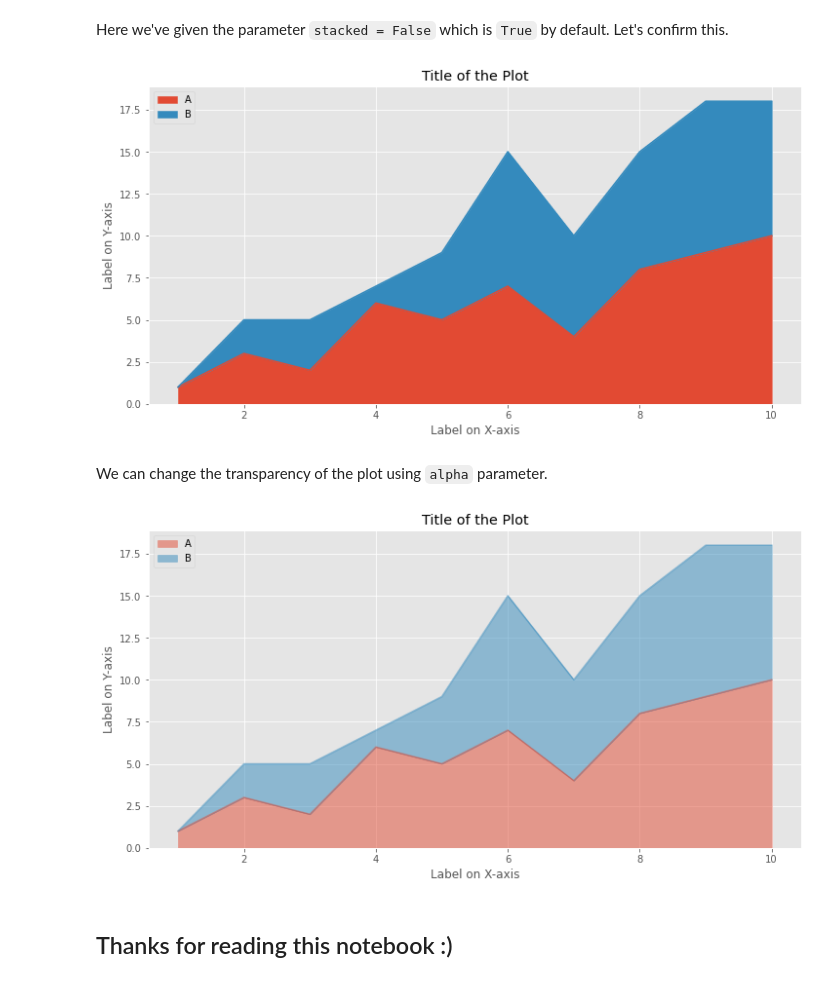
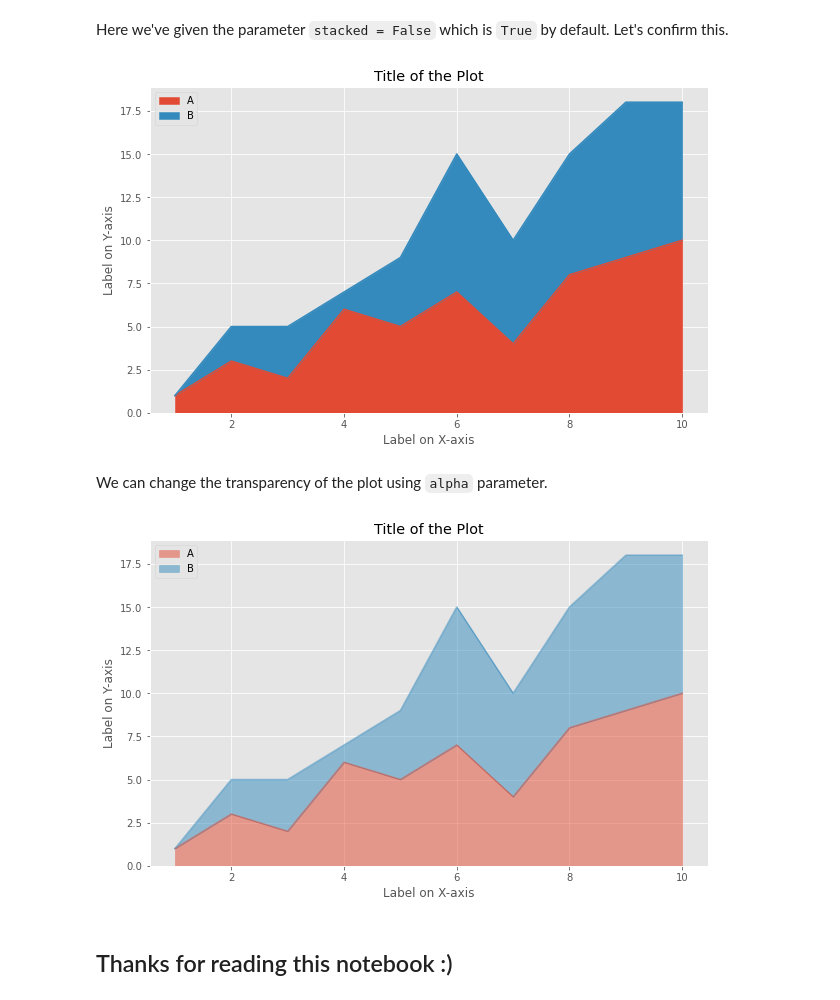
Before and after one commit to Tarun-Kamboj/Data_Visualization_with_Python, a Jupyter notebook: Area Plot/Notebook.ipynb, the cells around one changed output. Saved outputs shown, nothing was run; the diff lists cells and outputs as text; code cells hidden in the pictures.

```diff
--- a/Area Plot/Notebook.ipynb
+++ b/Area Plot/Notebook.ipynb
@@ -63,22 +61,22 @@ plt.show()
 Here we've given the parameter `stacked = False` which is `True` by default.
 Let's confirm this.
 # %%
-df.plot(kind='area', figsize=(12, 6))
+df.plot(kind='area', figsize=(10, 6))
 plt.title('Title of the Plot')
 plt.ylabel('Label on Y-axis')
 plt.xlabel('Label on X-axis')
 plt.show()
 # %% [output]
-[figure, old version]
+[figure, new version]
 # %% [markdown]
 We can change the transparency of the plot using `alpha` parameter.
 # %%
-df.plot(kind='area', alpha=0.5, figsize=(12, 6))
+df.plot(kind='area', alpha=0.5, figsize=(10, 6))
 plt.title('Title of the Plot')
 plt.ylabel('Label on Y-axis')
 plt.xlabel('Label on X-axis')
 plt.show()
 # %% [output]
-[figure, old version]
+[figure, new version]
 # %% [markdown]
 ## Thanks for reading this notebook :)
```
Also changed, not shown: parts of 3 cells of this notebook, 1 other file.
